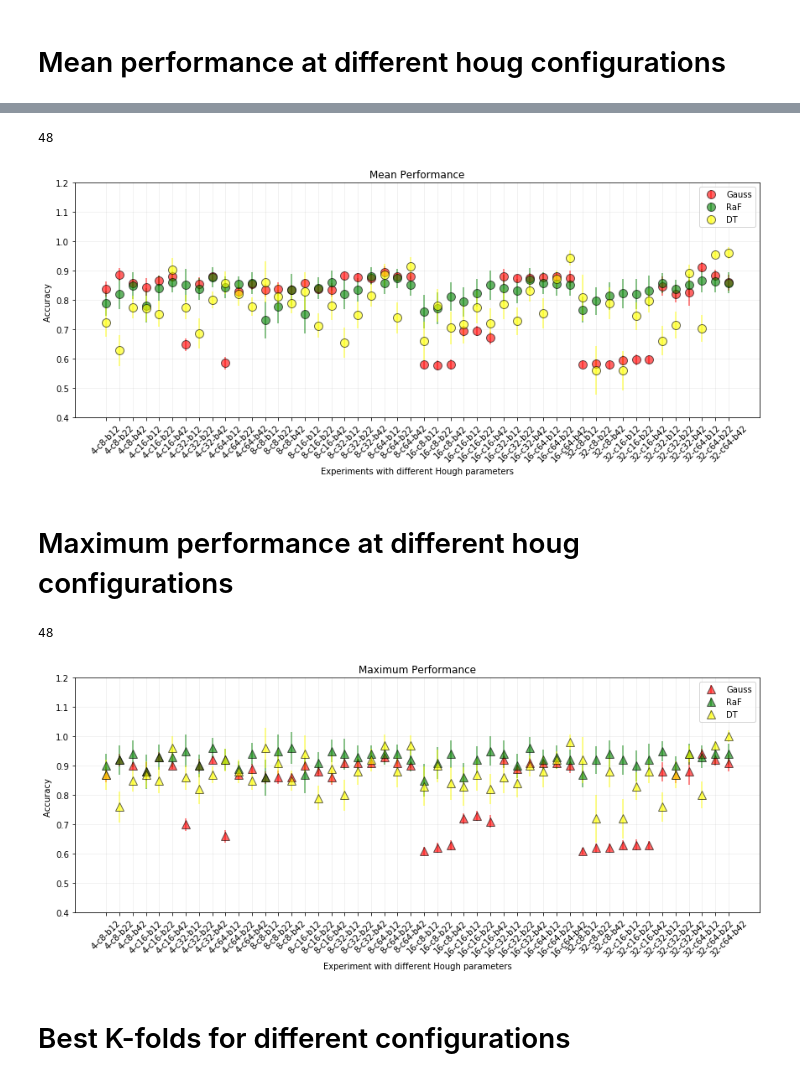
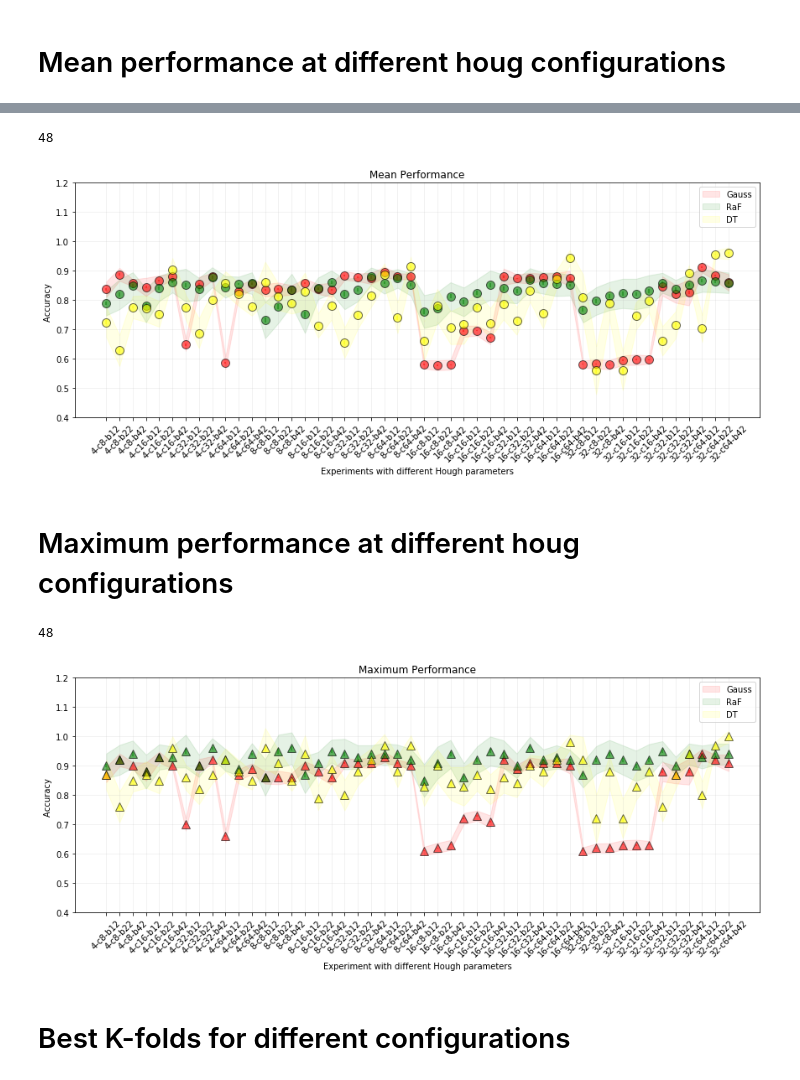
Before and after one commit to famarcar/Wear_Classification, a Jupyter notebook: DataAnalysis.ipynb, the cells around one changed output, grey strips where cells are left out. Drawn from its saved outputs; the diff is of its cells as text; code cells hidden in the pictures.

```diff
--- a/DataAnalysis.ipynb
+++ b/DataAnalysis.ipynb
@@ -154,22 +162,18 @@ import matplotlib.pyplot as plt
 
 list_folds = range(2, 50)
 
-list_heads =[]
+list_means =[]
 list_std =[]
 for l in list_folds:
-    list_heads.append('mean_'+ str(l))
+    list_means.append('mean_'+ str(l))
     list_std.append('std_'+ str(l))
 
 
-#Gaus_pd.columns = list_heads
-#RaF_pd.columns = list_heads
-#SVC_pd.columns = list_heads
-#Tree_pd.columns = list_heads
 
-only_means_Gaus_pd = Gaus_pd.filter(items=list_heads)
-only_means_RaF_pd = RaF_pd.filter(items=list_heads)
-only_means_SVC_pd = SVC_pd.filter(items=list_heads)
-only_means_Tree_pd = Tree_pd.filter(items=list_heads)
+only_means_Gaus_pd = Gaus_pd.filter(items=list_means)
+only_means_RaF_pd = RaF_pd.filter(items=list_means)
+only_means_SVC_pd = SVC_pd.filter(items=list_means)
+only_means_Tree_pd = Tree_pd.filter(items=list_means)
 
 
 only_std_Gaus_pd = Gaus_pd.filter(items=list_std)
@@ -201,9 +205,15 @@ std_RaF_pd = []
 std_SVC_pd = []
 std_Tree_pd = []
 
+sem_Gaus_pd = []
+sem_RaF_pd = []
+sem_SVC_pd = []
+sem_Tree_pd = []
 
 
+#uno todos los archivos...
 
+print("range: ", range(len(list_folds)))
 for l in range(len(list_folds)):
     #only_means_pd.loc[l].plot( alpha=0.3) #, label="a")
     #print("exp: ", RaF_pd["fold_2"][l], " mean: ", round(np.mean(only_means_pd.loc[l]), 3), " max: ",  round(np.max(only_means_pd.loc[l]), 3))
@@ -219,6 +229,11 @@ for l in range(len(list_folds)):
     std_SVC_pd.append(round(np.std(only_means_SVC_pd.loc[l]), 3))
     std_Tree_pd.append(round(np.std(only_means_Tree_pd.loc[l]), 3))
 
+    sem_Gaus_pd.append(round(np.std(only_means_Gaus_pd.loc[l]/np.sqrt(len(only_means_Gaus_pd.loc[l]))), 3))
+    sem_RaF_pd.append(round(np.std(only_means_RaF_pd.loc[l]/np.sqrt(len(only_means_Gaus_pd.loc[l]))), 3))
+    sem_SVC_pd.append(round(np.std(only_means_SVC_pd.loc[l]/np.sqrt(len(only_means_Gaus_pd.loc[l]))), 3))
+    sem_Tree_pd.append(round(np.std(only_means_Tree_pd.loc[l]/np.sqrt(len(only_means_Gaus_pd.loc[l]))), 3))
+
     max_Gaus_pd.append(round(np.max(only_means_Gaus_pd.loc[l]), 3))
     max_RaF_pd.append(round(np.max(only_means_RaF_pd.loc[l]), 3))
     max_SVC_pd.append(round(np.max(only_means_SVC_pd.loc[l]), 3))
@@ -253,12 +289,17 @@ plt.legend()
 
 plt.figure(figsize=(12,5))
 print(len(label_exp))
-plt.errorbar(x=label_exp, y= means_Gaus_pd, yerr=std_Gaus_pd, c= "red",markersize= 10, alpha=0.6,fmt='o',
+plt.fill_between(label_exp, np.r_[means_Gaus_pd]-np.r_[std_Gaus_pd], np.r_[means_Gaus_pd]+np.r_[std_Gaus_pd], color="red", alpha=.1)
+plt.fill_between(label_exp, np.r_[means_RaF_pd]-np.r_[std_RaF_pd], np.r_[means_RaF_pd]+np.r_[std_RaF_pd], color="green", alpha=.1)
+plt.fill_between(label_exp, np.r_[means_Tree_pd]-np.r_[std_Tree_pd], np.r_[means_Tree_pd]+np.r_[std_Tree_pd], color="yellow", alpha=.1)
+
+plt.errorbar(x=label_exp, y= means_Gaus_pd, yerr=sem_Gaus_pd, c= "red",markersize= 10, alpha=0.6,fmt='o',
              markeredgecolor="black" ,  label="Gauss")
-plt.errorbar(label_exp, means_RaF_pd,  yerr=std_RaF_pd, c= "green", alpha=0.6, markersize= 10, fmt='o',
+#plt.fill_between(label_exp, means_Gaus_pd-std_Gaus_pd, means_Gaus_pd+std_Gaus_pd, color="red", alpha=.5)
+plt.errorbar(label_exp, means_RaF_pd,  yerr=sem_RaF_pd, c= "green", alpha=0.6, markersize= 10, fmt='o',
              markeredgecolor="black" ,label="RaF")
 #plt.errorbar(label_exp, means_SVC_pd,  yerr=std_SVC_pd, c= "blue", alpha=0.6,  fmt='o', label="SVM")
-plt.errorbar(label_exp, means_Tree_pd, yerr=std_Tree_pd, c= "yellow", alpha=0.6, markersize= 10, fmt='o',
+plt.errorbar(label_exp, means_Tree_pd, yerr=sem_Tree_pd, c= "yellow", alpha=0.6, markersize= 10, fmt='o',
              markeredgecolor="black" ,label="DT")
 
 
@@ -279,39 +320,45 @@ plt.savefig("mean_result.pdf")
 plt.show()
 # %% [output]
 48
-[figure, old version]
+[figure, new version]
 # %% [markdown]
 #  Maximum performance at different houg configurations
 # %%
 plt.figure(figsize=(12,5))
 print(len(label_exp))
-plt.errorbar(label_exp, max_Gaus_pd, yerr=std_Gaus_pd, c= "red",markersize= 10, alpha=0.6,fmt='^',
+
+plt.fill_between(label_exp, np.r_[max_Gaus_pd]-np.r_[std_Gaus_pd], np.r_[max_Gaus_pd]+np.r_[std_Gaus_pd], color="red", alpha=.1)
+plt.fill_between(label_exp, np.r_[max_RaF_pd]-np.r_[std_RaF_pd], np.r_[max_RaF_pd]+np.r_[std_RaF_pd], color="green", alpha=.1)
+plt.fill_between(label_exp, np.r_[max_Tree_pd]-np.r_[std_Tree_pd], np.r_[max_Tree_pd]+np.r_[std_Tree_pd], color="yellow", alpha=.1)
+
+
+plt.errorbar(label_exp, max_Gaus_pd, yerr=sem_Gaus_pd, c= "red",markersize= 10, alpha=0.6,fmt='^',
              markeredgecolor="black" ,  label="Gauss")
-plt.errorbar(label_exp, max_RaF_pd,  yerr=std_RaF_pd, c= "green", alpha=0.6, markersize= 10, fmt='^',
+plt.errorbar(label_exp, max_RaF_pd,  yerr=sem_RaF_pd, c= "green", alpha=0.6, markersize= 10, fmt='^',
              markeredgecolor="black" ,  label="Gauss")
 #plt.errorbar(label_exp, means_SVC_pd,  yerr=std_SVC_pd, c= "blue", alpha=0.6,  fmt='o', label="SVM")
-plt.errorbar(label_exp, max_Tree_pd, yerr=std_Tree_pd, c= "yellow", alpha=0.6, markersize= 10, fmt='^',
+plt.errorbar(label_exp, max_Tree_pd, yerr=sem_Tree_pd, c= "yellow", alpha=0.6, markersize= 10, fmt='^',
              markeredgecolor="black" ,  label="Gauss")
 
 
 plt.legend(['Gauss', 'RaF',  "DT"])
 locs, labels = plt.xticks()
 plt.setp(labels, rotation=45)
 #plt.xlim([0,54])
 
 
 plt.ylim([0.4, 1.2])
 plt.tight_layout()
 
 plt.xlabel("Experiment with different Hough parameters")
 plt.ylabel("Accuracy ")
 plt.title("Maximum Performance")
 plt.grid(alpha=0.2)
 plt.savefig("max_result.pdf")
 plt.show()
 # %% [output]
 48
-[figure, old version]
+[figure, new version]
 # %% [markdown]
 # Best K-folds for different configurations
 # %%
```
Also changed, not shown: parts of 10 cells of this notebook, 14 other files.
